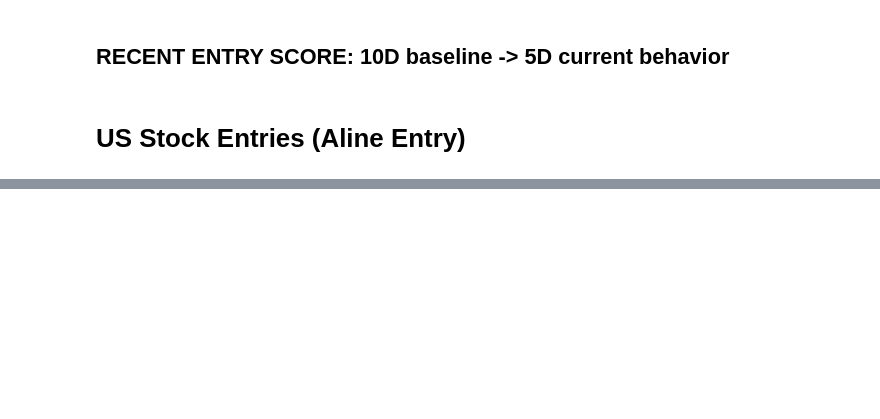
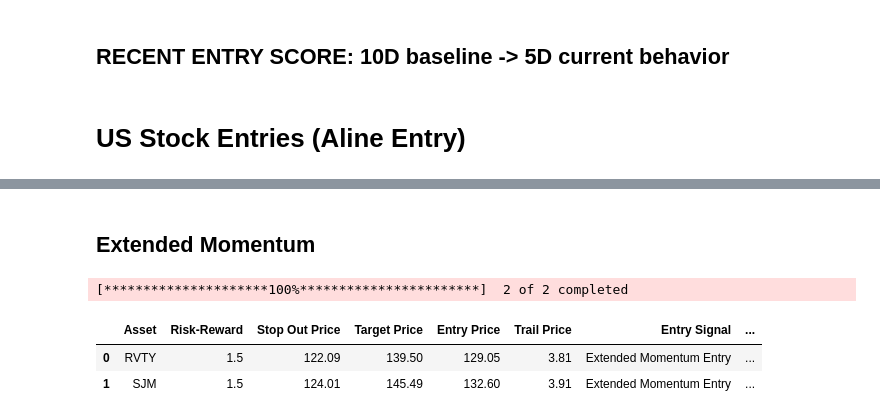
Before and after one commit to obeabi/ProjectPortfolio, a Jupyter notebook: SP500_Entry.ipynb, the cells around one changed output, grey strips where cells are left out. Drawn from its saved outputs; the diff is of its cells as text; code cells hidden in the pictures; blank space fills up the shorter version.

```diff
--- a/SP500_Entry.ipynb
+++ b/SP500_Entry.ipynb
@@ -6082,0 +5999,47 @@ df3
+# %% [markdown]
+## Extended Momentum
+# %%
+# Fetch the Entry_Signal from buy_list
+# Filter US stocks for Aline Entry
+try:
+  us_stocks = df4[(df4['Type'] == 'Stock') & (df4['Entry Signal'].isin(['Extended Momentum Entry']))].reset_index(drop=True)
+
+  tickers = us_stocks['Asset'].tolist()  # Replace with your list of tickers
+  tickers = list(dict.fromkeys(tickers))
+  ranked_picks = tickers
+
+  final_stock_selection, corr_matrix = get_uncorrelated_picks(tickers, ranked_picks, threshold=0.66)
+
+  #print("Final uncorrelated picks:", final_selection)
+  #print("\nCorrelation matrix:\n", corr_matrix)
+
+  # Keep only rows where Asset is in filtered
+  filtered_stock_lists = us_stocks [us_stocks ["Asset"].isin(final_stock_selection)]
+except Exception as e:
+  print("No Asset to buy today, check back some other time!")
+  filtered_stock_list = pd.DataFrame({"Asset": ["No Asset available"]})
+
+
+
+try:
+  ticker_list = filtered_stock_lists['Asset'].to_list()
+  result = aline_recent_entry_score(ticker_list, benchmark="SPY", period="1y")
+  df = add_entry_quality(result)
+  df3 = filtered_stock_lists.merge(
+        df[["Ticker","Entry_Quality","Rank"]],
+        left_on="Asset",
+        right_on="Ticker",
+        how="inner")
+  df3.drop(columns=["signal_type","Ticker","Type","Avg_Excess_%"], inplace=True)
+
+except Exception as e:
+  print("No Asset to buy today, check back some other time!")
+  df3 = pd.DataFrame({"Asset": ["No Asset available"]})
+
+
+df3
+# %% [output]
+[*********************100%***********************]  2 of 2 completed
+|  | Asset | Risk-Reward | Stop Out Price | Target Price | Entry Price | Trail Price | Entry Signal | ... |
+| 0 | RVTY | 1.5 | 122.09 | 139.50 | 129.05 | 3.81 | Extended Momentum Entry | ... |
+| 1 | SJM | 1.5 | 124.01 | 145.49 | 132.60 | 3.91 | Extended Momentum Entry | ... |
```
Also changed, not shown: parts of 22 cells of this notebook.
